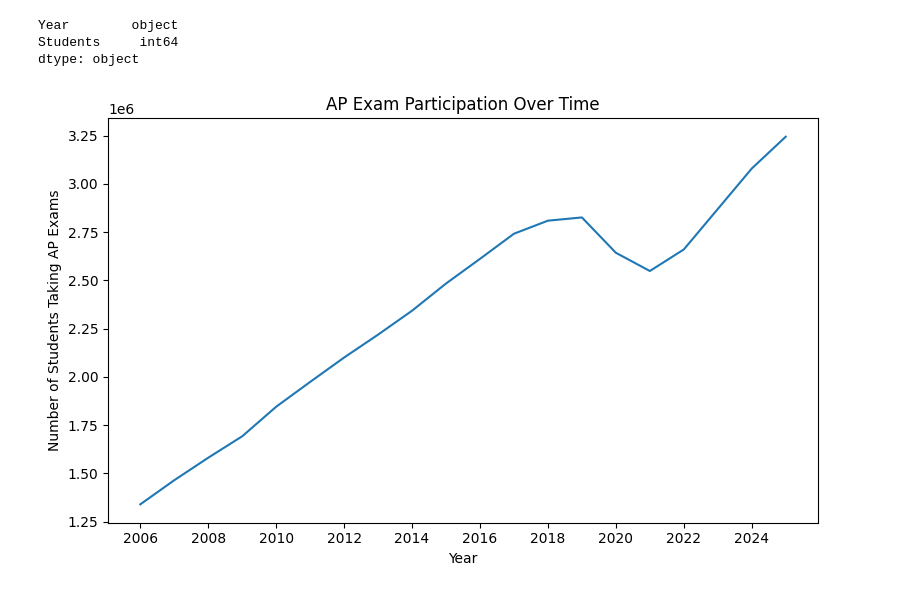
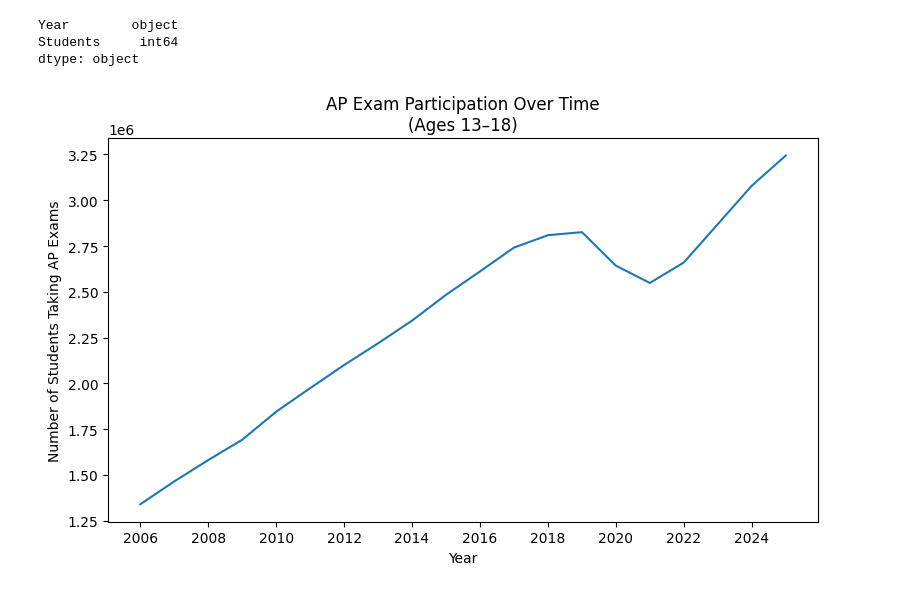
Before and after one commit to JWanderer73/AP-subsidies-Analysis, a Jupyter notebook: time_series.ipynb, the cells around one changed output. Saved outputs shown, nothing was run; the diff lists cells and outputs as text; code cells hidden in the pictures.

```diff
--- a/time_series.ipynb
+++ b/time_series.ipynb
@@ -64,6 +64,6 @@ plt.show()
 # %%
 ap_participation = pd.read_csv(
-    '/Users/alyssagong/Desktop/CollegeBoard_Data/ap_participation.csv',
+    'data/ap_participation.csv',
     skiprows=4,
     header=None
 )
@@ -83,18 +83,18 @@ dtype: object
 # %%
 import matplotlib.pyplot as plt
 
 plt.figure(figsize=(8, 5))
 plt.plot(ap_students['Year'], ap_students['Students'])
 
 plt.xlabel('Year')
 plt.ylabel('Number of Students Taking AP Exams')
-plt.title('AP Exam Participation Over Time')
+plt.title('AP Exam Participation Over Time\n(Ages 13–18)')
 
 plt.xticks(ap_students['Year'][::2])
 plt.tight_layout()
 plt.show()
 # %% [output]
-[figure, old version]
+[figure, new version]
 # %%
 import tabula
 import matplotlib.pyplot as plt
```
Also changed, not shown: parts of 6 cells of this notebook, 4 other files.
